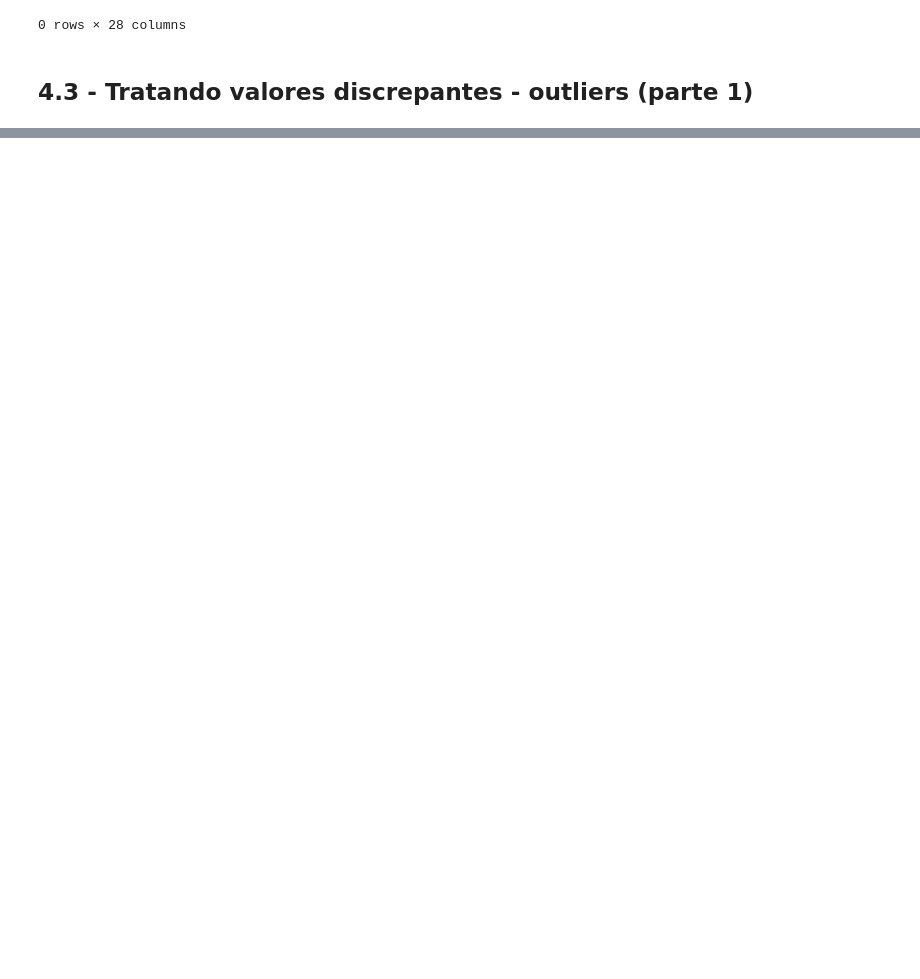
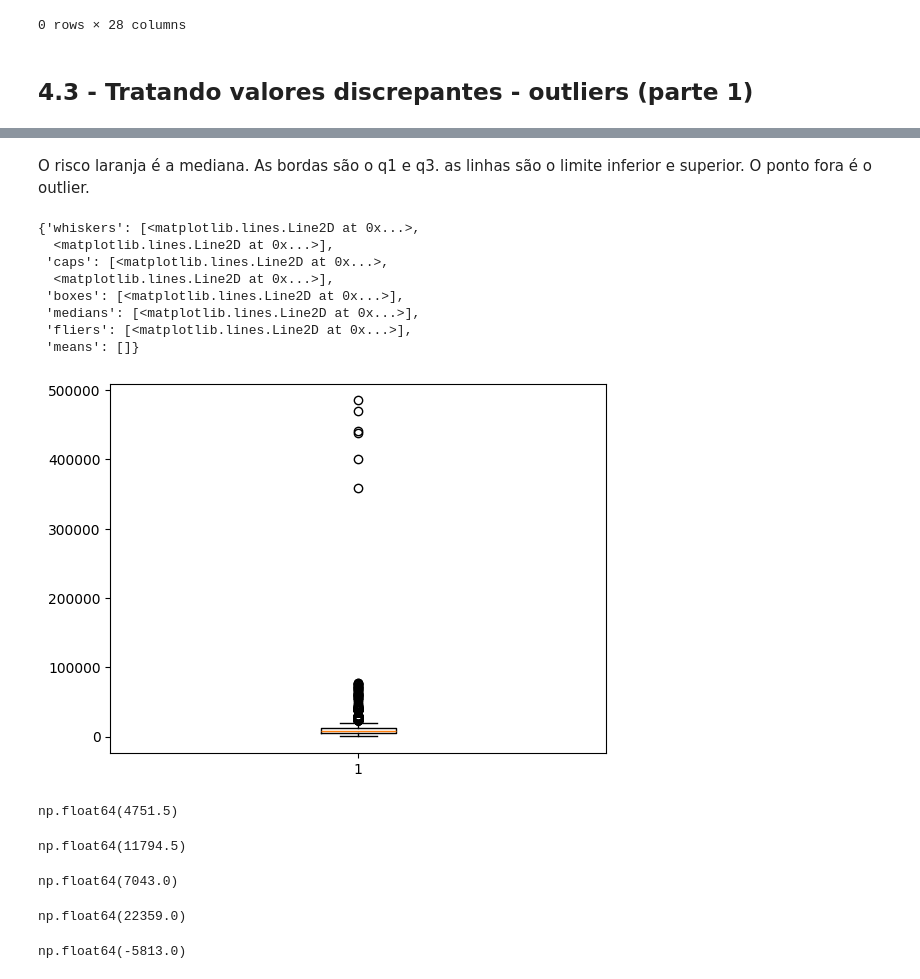
Before and after one commit to analurod/learning-data-science, a Jupyter notebook: dados_programaria/analise_dados.ipynb, the cells around one changed output, grey strips where cells are left out. Drawn from its saved outputs; the diff is of its cells as text; code cells hidden in the pictures; blank space fills up the shorter version.

```diff
--- a/dados_programaria/analise_dados.ipynb
+++ b/dados_programaria/analise_dados.ipynb
@@ -583,0 +637,45 @@ dados[dados['SALARIO'].isnull()]
+# %% [markdown]
+O risco laranja é a mediana. As bordas são o q1 e q3. as linhas são o limite inferior e superior. O ponto fora é o outlier.
+# %%
+# Verificando outliers da tabela - Salário
+plt.boxplot(dados['SALARIO'])
+# %% [output]
+{'whiskers': [<matplotlib.lines.Line2D at 0x...>,
+  <matplotlib.lines.Line2D at 0x...>],
+ 'caps': [<matplotlib.lines.Line2D at 0x...>,
+  <matplotlib.lines.Line2D at 0x...>],
+ 'boxes': [<matplotlib.lines.Line2D at 0x...>],
+ 'medians': [<matplotlib.lines.Line2D at 0x...>],
+ 'fliers': [<matplotlib.lines.Line2D at 0x...>],
+ 'means': []}
+[figure, added]
+# %%
+# Q1
+q1 = dados['SALARIO'].quantile(0.25)
+q1
+# %% [output]
+np.float64(4751.5)
+# %%
+# Q3
+q3 = dados['SALARIO'].quantile(0.75)
+q3
+# %% [output]
+np.float64(11794.5)
+# %%
+# Interquartil
+iqr = q3-q1
+iqr
+# %% [output]
+np.float64(7043.0)
+# %%
+# Limite superior com quartis
+lim_sup = q3 + (1.5*iqr)
+lim_sup
+# %% [output]
+np.float64(22359.0)
+# %%
+# Limite inferior com quartis
+lim_inf = q1 - (1.5*iqr)
+lim_inf
+# %% [output]
+np.float64(-5813.0)
```
Also changed, not shown: parts of 71 cells of this notebook, 2 other files.
